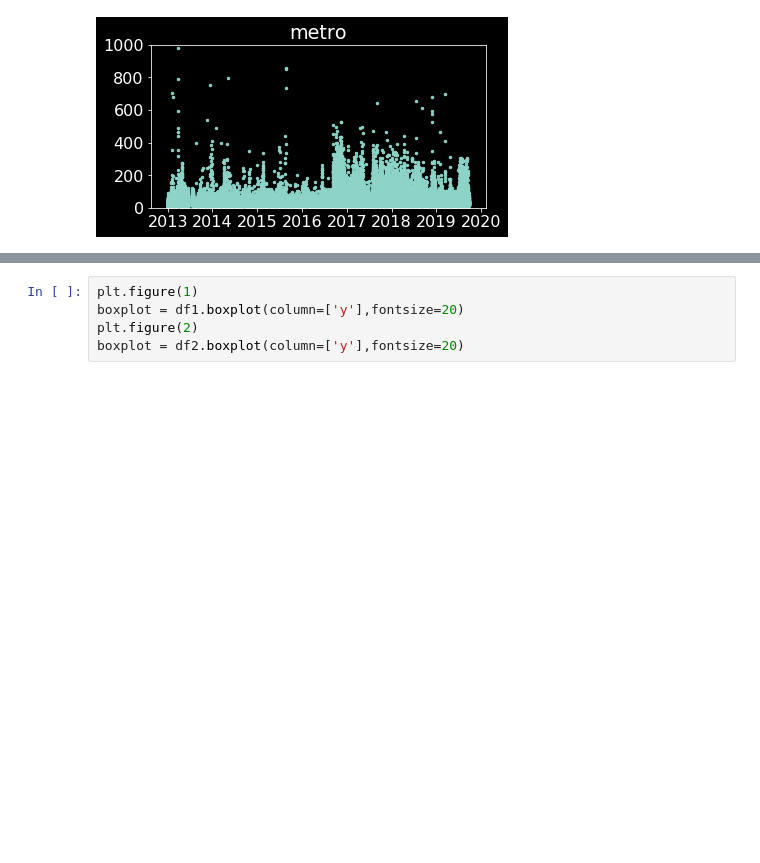
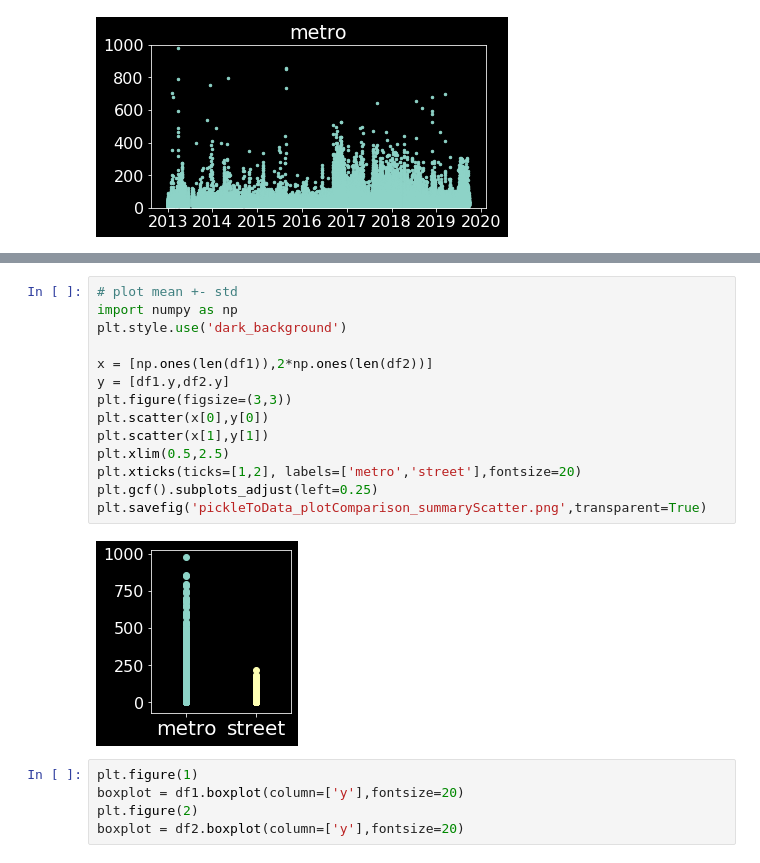
Before and after one commit to aety/insight, a Jupyter notebook: RATP/air/pickleToData_metroVsStreet.ipynb, the cells around one changed output, grey strips where cells are left out. Saved outputs shown, nothing was run; the diff lists cells and outputs as text; blank space fills up the shorter version.

```diff
--- a/RATP/air/pickleToData_metroVsStreet.ipynb
+++ b/RATP/air/pickleToData_metroVsStreet.ipynb
@@ -100,3 +103,19 @@ plt.savefig('pickleToData_plotComparison_summary.png',transparent=True)
+# %%
+# plot mean +- std
+import numpy as np
+plt.style.use('dark_background')
+
+x = [np.ones(len(df1)),2*np.ones(len(df2))]
+y = [df1.y,df2.y]
+plt.figure(figsize=(3,3))
+plt.scatter(x[0],y[0])
+plt.scatter(x[1],y[1])
+plt.xlim(0.5,2.5)
+plt.xticks(ticks=[1,2], labels=['metro','street'],fontsize=20)
+plt.gcf().subplots_adjust(left=0.25)
+plt.savefig('pickleToData_plotComparison_summaryScatter.png',transparent=True)
+# %% [output]
+[figure, added]
 # %%
 plt.figure(1)
 boxplot = df1.boxplot(column=['y'],fontsize=20)
```
Also changed, not shown: parts of 2 cells of this notebook, 2 other files.
